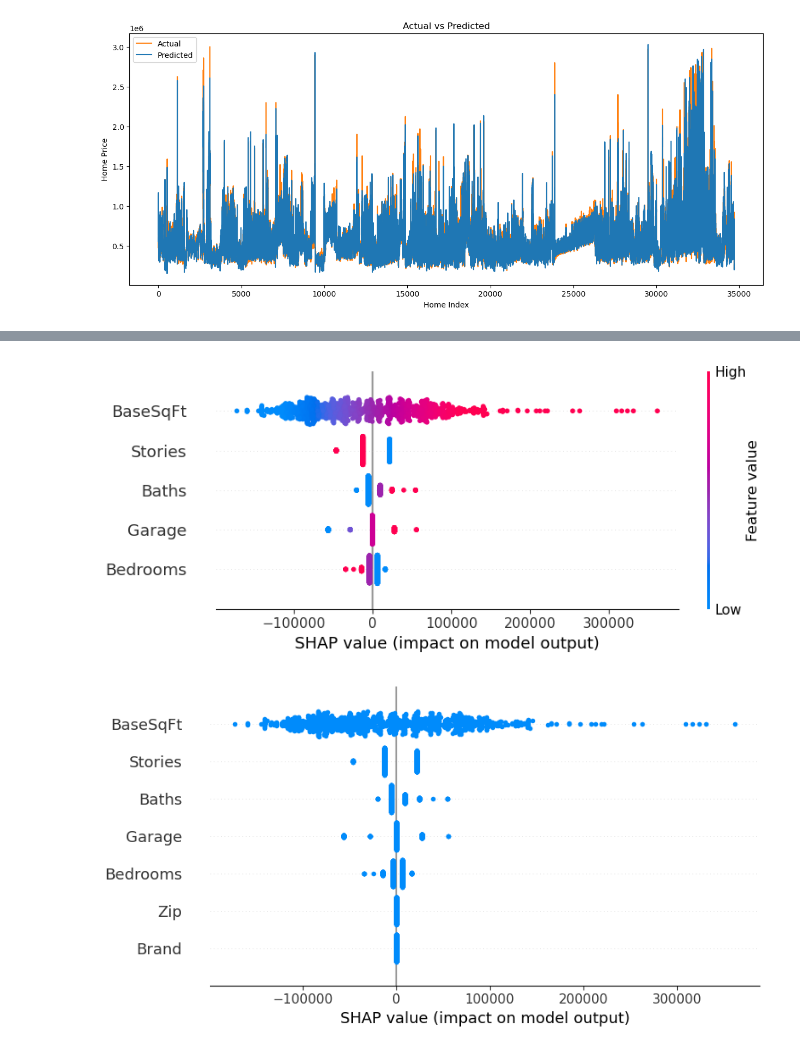
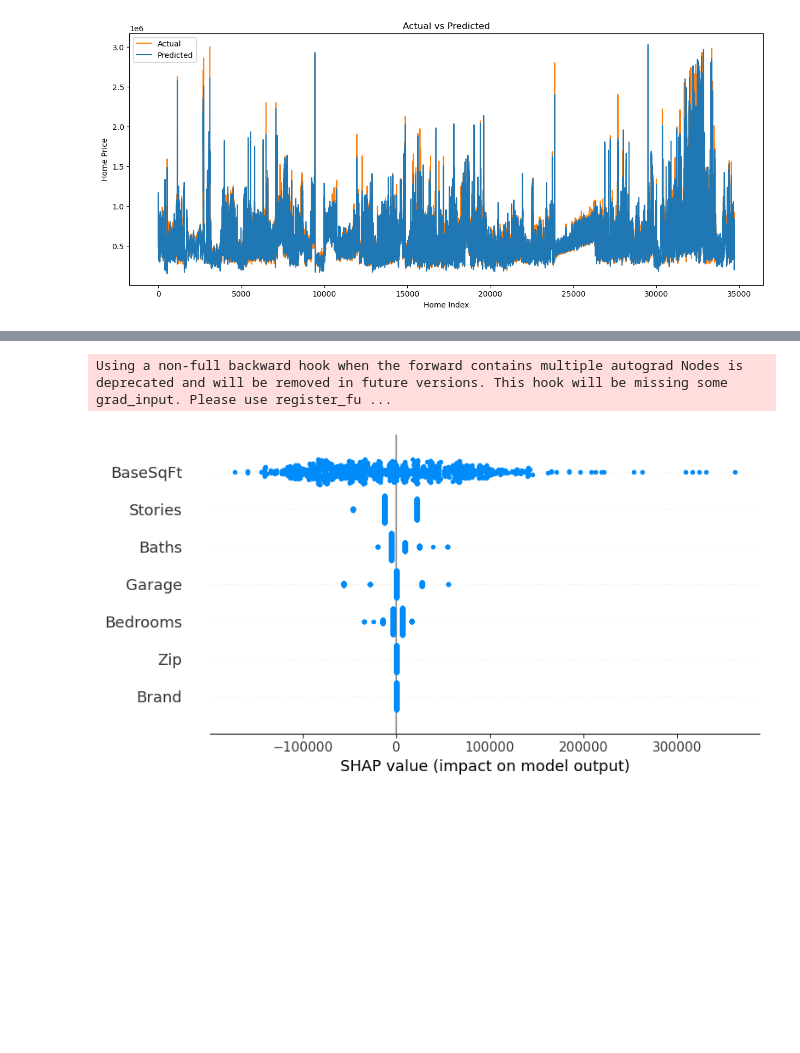
Before and after one commit to PaulGilchrist/machine-learning3, a Jupyter notebook: notebooks/home_prices_bhi.ipynb, the cells around one changed output, grey strips where cells are left out. Saved outputs shown, nothing was run; the diff lists cells and outputs as text; code cells hidden in the pictures; blank space fills up the shorter version.

Commit message:
Add shap to Zonda pricing

```diff
--- a/notebooks/home_prices_bhi.ipynb
+++ b/notebooks/home_prices_bhi.ipynb
@@ -321,17 +322,15 @@ output_df.sample(10, ignore_index=True)
 # %%
 shap_length = 1000 # Reduce the size of the tensor so explanation does not take too long
 X = [brand_tensor[:shap_length], zip_tensor[:shap_length], input_tensor[:shap_length, :]]
 explainer = shap.DeepExplainer(model, X)
 shap_values = explainer.shap_values(X)
 feature_names = list(features_df.columns)
-shap.summary_plot(shap_values[-1], input_tensor[:shap_length, :], feature_names=feature_names[-5:]) # Still need to learn how to show catagories
+# shap.summary_plot(shap_values[-1], input_tensor[:shap_length, :], feature_names=feature_names[-5:]) # This has colors for high/low, but does not include brand or zip
+shap_brand = shap_values[0].reshape(-1, 1)
+shap_zip = shap_values[1].reshape(-1, 1)
+shap_input = np.concatenate([shap_values[2], np.zeros((len(shap_values[0]) - len(shap_values[2]), 5))], axis=0)
+shap_values_matrix = np.concatenate([shap_brand, shap_zip, shap_input], axis=1)
+shap.summary_plot(shap_values_matrix, X, feature_names=feature_names)
 # %% [output]
+Using a non-full backward hook when the forward contains multiple autograd Nodes is deprecated and will be removed in future versions. This hook will be missing some grad_input. Please use register_fu ...
-[figure, old version]
+[figure, new version]
-# %%
-shap_brand = shap_values[0].reshape(-1, 1)
-shap_zip = shap_values[1].reshape(-1, 1)
-shap_input = np.concatenate([shap_values[2], np.zeros((len(shap_values[0]) - len(shap_values[2]), 5))], axis=0)
-shap_values_matrix = np.concatenate([shap_brand, shap_zip, shap_input], axis=1)
-shap.summary_plot(shap_values_matrix, X, feature_names=feature_names)
-# %% [output]
-[figure, removed]
```
Also changed, not shown: parts of 1 cell of this notebook, 2 other files.
